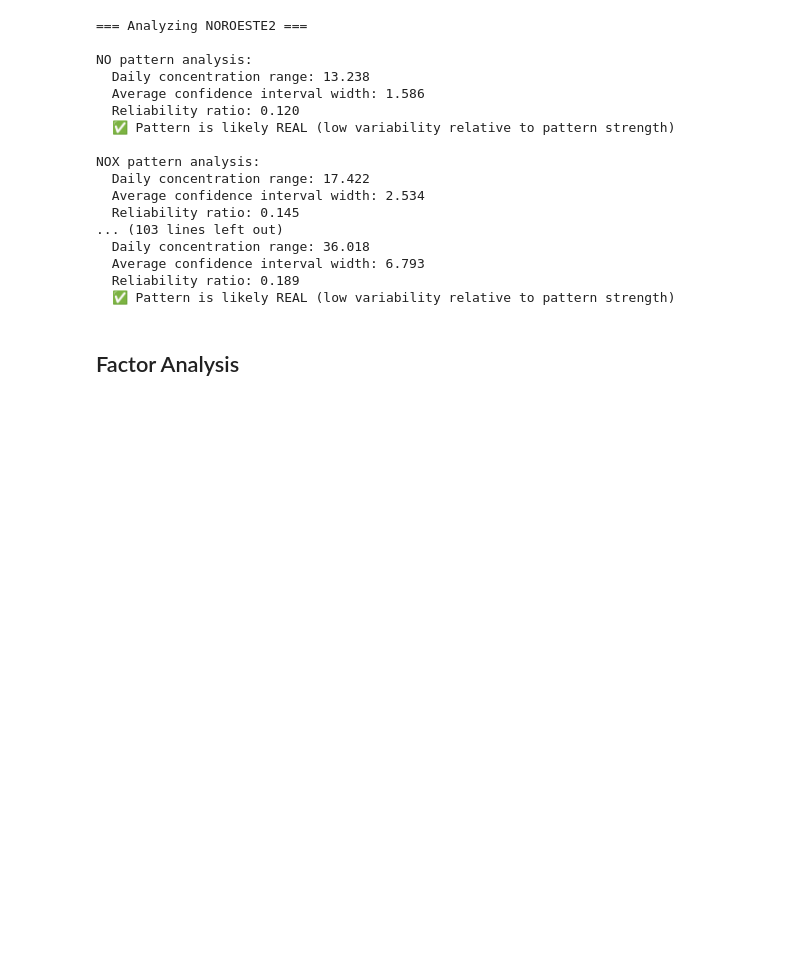
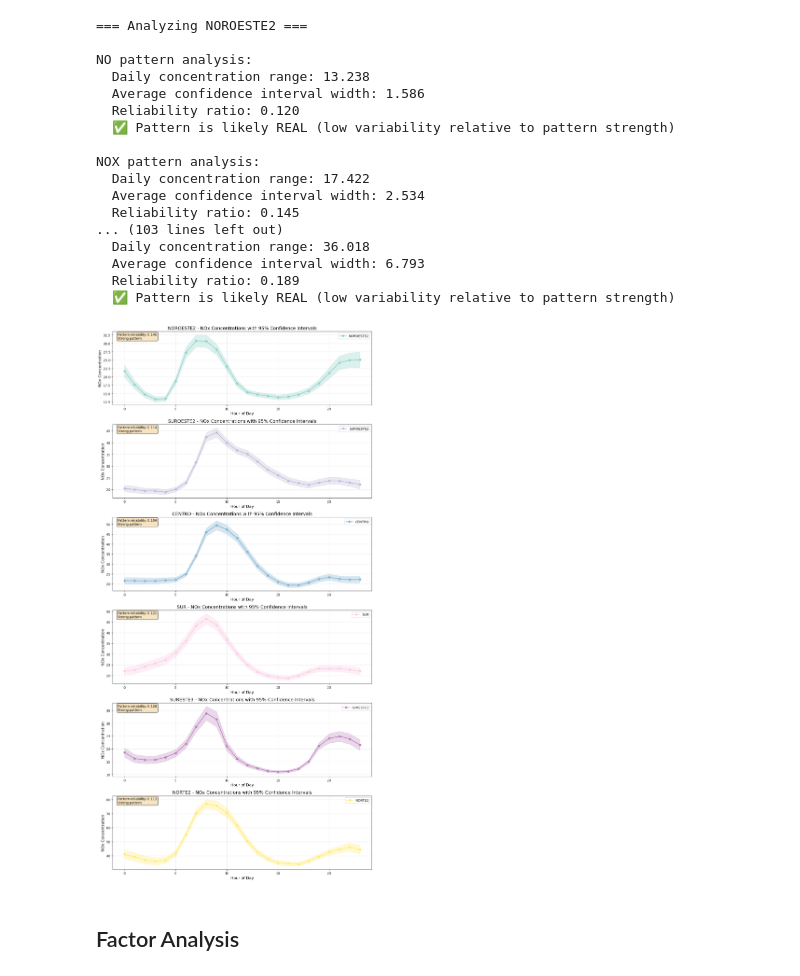
Before and after one commit to brbrbre/SIMA_Project_2, a Jupyter notebook: MA2003B_R_regression_analysis.ipynb, the cells around one changed output. Drawn from its saved outputs; the diff is of its cells as text; code cells hidden in the pictures; blank space fills up the shorter version.

Commit message:
CI_plots

```diff
--- a/MA2003B_R_regression_analysis.ipynb
+++ b/MA2003B_R_regression_analysis.ipynb
@@ -981,6 +981,105 @@ NOX pattern analysis:
 f24_clean_NOx = {}
 for key, val in f24_clean_weekday_v2.items():
     f24_clean_NOx[key] = val[['date', 'NOX', 'weekday', 'Hora']]
+# %%
+import matplotlib.pyplot as plt
+import numpy as np
+from scipy import stats
+
+def plot_nox_confidence_intervals(data_dict, confidence_level=0.95):
+    """
+    Create visualization of NOx concentrations with confidence intervals for each station
+
+    Statistical basis:
+    Confidence intervals show the range where the true mean likely falls.
+    Narrow intervals indicate precise estimates, while wide intervals suggest high variability.
+    Overlapping intervals between hours suggest no statistically significant difference.
+    """
+    # Set up the plot
+    n_stations = len(data_dict)
+    fig, axes = plt.subplots(n_stations, 1, figsize=(12, 4 * n_stations))
+
+    # If only one station, make sure axes is iterable
+    if n_stations == 1:
+        axes = [axes]
+
+    # Colors for different stations
+    colors = plt.cm.Set3(np.linspace(0, 1, n_stations))
+
+    for idx, (station, df) in enumerate(data_dict.items()):
+        ax = axes[idx]
+
+        # Calculate hourly statistics
+        hours = range(24)
+        means = []
+        ci_lowers = []
+        ci_uppers = []
+
+        for hour in hours:
+            hour_data = df[df['Hora'] == hour]['NOX'].dropna()
+            n = len(hour_data)
+
+            if n > 0:
+                mean = np.mean(hour_data)
+                std = np.std(hour_data, ddof=1)  # Sample standard deviation
+
+                if n > 1:
+                    se = std / np.sqrt(n)  # Standard error
+                    t_value = stats.t.ppf((1 + confidence_level) / 2, n - 1)
+                    ci_lower = mean - t_value * se
+                    ci_upper = mean + t_value * se
+                else:
+                    ci_lower = ci_upper = mean
+            else:
+                mean = ci_lower = ci_upper = np.nan
+
+            means.append(mean)
+            ci_lowers.append(ci_lower)
+            ci_uppers.append(ci_upper)
+
+        # Plot the data
+        ax.plot(hours, means, 'o-', color=colors[idx], linewidth=2, markersize=6, label=f'{station}')
+        ax.fill_between(hours, ci_lowers, ci_uppers, alpha=0.3, color=colors[idx])
+
+        # Customize the plot
+        ax.set_xlabel('Hour of Day', fontsize=12)
+        ax.set_ylabel('NOx Concentration', fontsize=12)
+        ax.set_title(f'{station} - NOx Concentrations with {int(confidence_level*100)}% Confidence Intervals', fontsize=14)
+        ax.grid(True, alpha=0.3)
+        ax.legend()
+
+        # Add statistical summary to the plot
+        daily_range = np.nanmax(means) - np.nanmin(means)
+        avg_ci_width = np.nanmean([u - l for l, u in zip(ci_lowers, ci_uppers)])
+
+        if daily_range > 0:
+            reliability_ratio = avg_ci_width / daily_range
+            reliability_text = f"Pattern reliability: {reliability_ratio:.3f}\n"
+            if reliability_ratio < 0.3:
+                reliability_text += "Strong pattern"
+            elif reliability_ratio < 0.6:
+                reliability_text += "Moderate pattern"
+            else:
+                reliability_text += "Weak pattern (potentially misleading)"
+        else:
+            reliability_text = "No discernible pattern"
+
+        ax.text(0.02, 0.98, reliability_text, transform=ax.transAxes, verticalalignment='top',
+                bbox=dict(boxstyle='round', facecolor='wheat', alpha=0.8))
+
+    plt.tight_layout()
+    plt.savefig('NOx_confidence_intervals.png', dpi=300, bbox_inches='tight')
+    plt.show()
+
+# Prepare the NOx data
+f24_clean_NOx = {}
+for key, val in f24_clean_weekday_v2.items():
+    f24_clean_NOx[key] = val[['date', 'NOX', 'weekday', 'Hora']]
+
+# Generate the visualization
+plot_nox_confidence_intervals(f24_clean_NOx)
+# %% [output]
+[figure, added]
 # %% [markdown]
 ## Factor Analysis
 # %%
```
Also changed, not shown: 1 other file.
